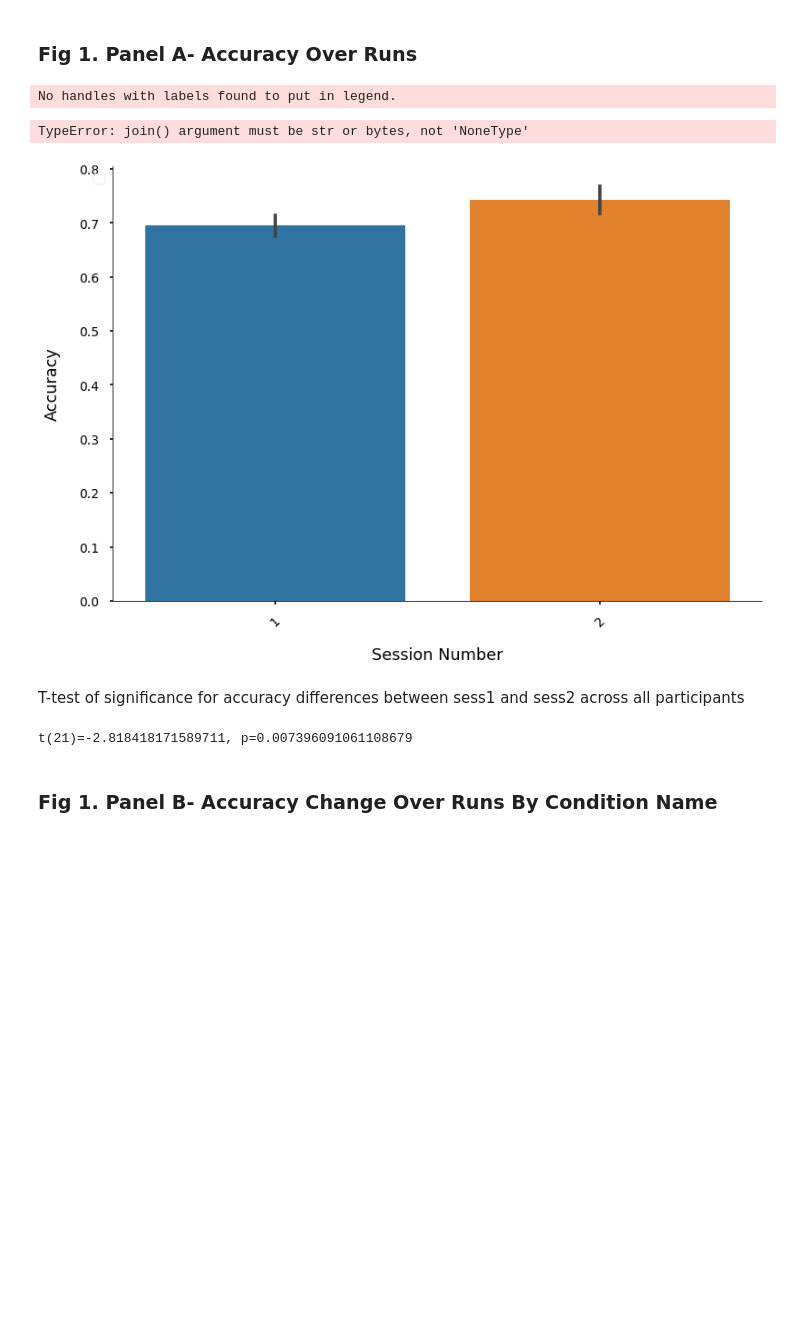
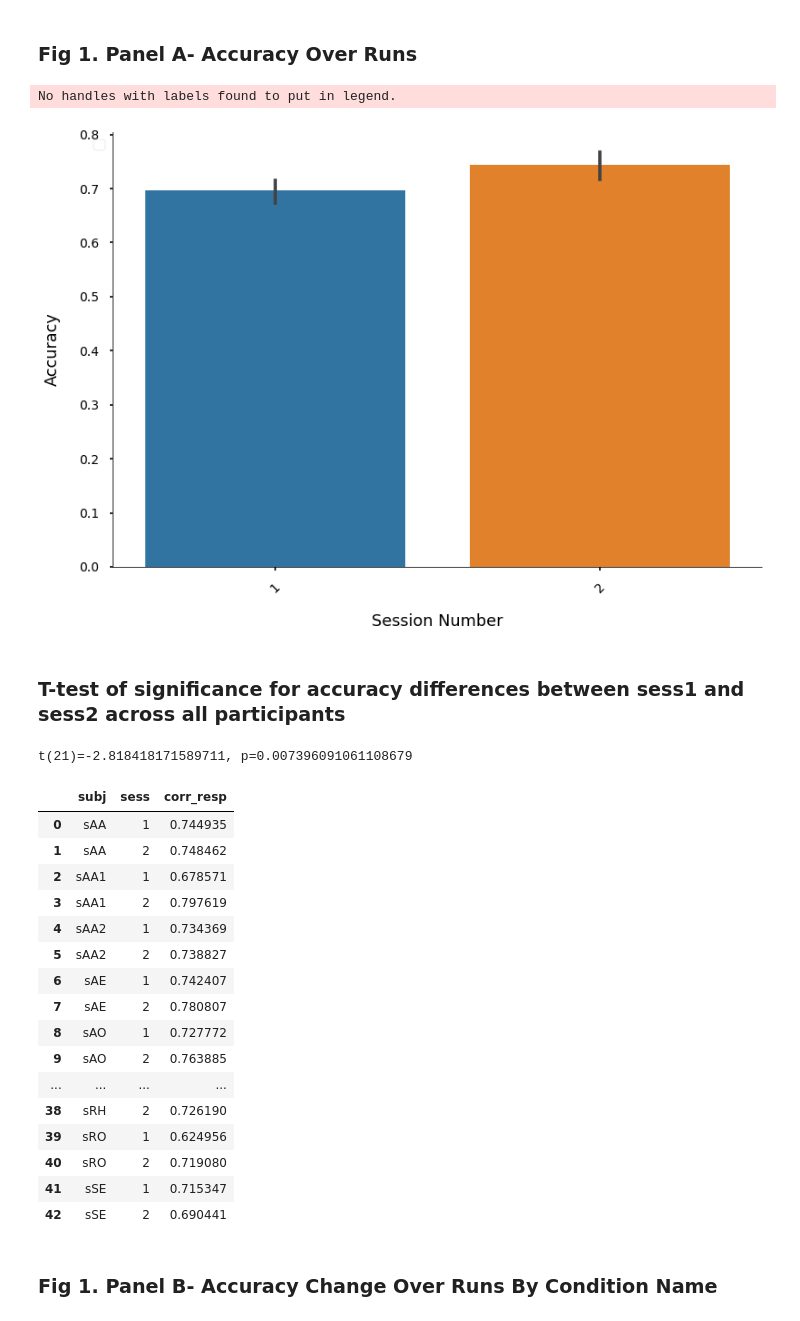
Before and after one commit to maedbhk/action_prediction, a Jupyter notebook: notebooks/1.0-mk-social_prediction-sl-exploratory.ipynb, the cells around one changed output. Saved outputs shown, nothing was run; the diff lists cells and outputs as text; code cells hidden in the pictures; blank space fills up the shorter version.

```diff
--- a/notebooks/1.0-mk-social_prediction-sl-exploratory.ipynb
+++ b/notebooks/1.0-mk-social_prediction-sl-exploratory.ipynb
@@ -189,8 +95,7 @@ Accuracy and RT
 # %%
 
 fig1A= vis.plot_acc(dataframe=df_sess, x='sess', hue = None,
-                    x_title = "Session Number", save_title = None)
+                    x_title = "Session Number", save_title = "Fig1A.png")
 # %% [output]
 No handles with labels found to put in legend.
-TypeError: join() argument must be str or bytes, not 'NoneType'
 [figure]
@@ -199,16 +102,36 @@ df_sess = df_merged.groupby(['subj', 'sess'])['corr_resp'].mean().reset_index()
 # %% [markdown]
-T-test of significance for accuracy differences between sess1 and sess2 across all participants
+### T-test of significance for accuracy differences between sess1 and sess2 across all participants
 # %%
 # group by whichever variables you are interested
 # run a T-test
 # let's first run a T-test (i.e. one-way ANOVA on RT diff between patient and control)
-df_sess = df_merged.groupby(['subj', 'sess']).agg['corr_resp'].mean().reset_index()
+df_sess = df_merged.groupby(['subj', 'sess'])['corr_resp'].mean().reset_index()
 sess1_acc = df_sess.query('sess == 1')['corr_resp']
 sess2_acc = df_sess.query('sess == 2')['corr_resp']
 t, p = ttest_ind(sess1_acc, sess2_acc)
 print(f't(21)={t}, p={p}')
 # %% [output]
 t(21)=-2.818418171589711, p=0.007396091061108679
+# %%
+df_sess
+# %% [output]
+|  | subj | sess | corr_resp |
+| 0 | sAA | 1 | 0.744935 |
+| 1 | sAA | 2 | 0.748462 |
+| 2 | sAA1 | 1 | 0.678571 |
+| 3 | sAA1 | 2 | 0.797619 |
+| 4 | sAA2 | 1 | 0.734369 |
+| 5 | sAA2 | 2 | 0.738827 |
+| 6 | sAE | 1 | 0.742407 |
+| 7 | sAE | 2 | 0.780807 |
+| 8 | sAO | 1 | 0.727772 |
+| 9 | sAO | 2 | 0.763885 |
+| ... | ... | ... | ... |
+| 38 | sRH | 2 | 0.726190 |
+| 39 | sRO | 1 | 0.624956 |
+| 40 | sRO | 2 | 0.719080 |
+| 41 | sSE | 1 | 0.715347 |
+| 42 | sSE | 2 | 0.690441 |
 # %% [markdown]
 ### Fig 1. Panel B- Accuracy Change Over Runs By Condition Name
 # %%
```
Also changed, not shown: parts of 32 cells of this notebook, 4 other files.
